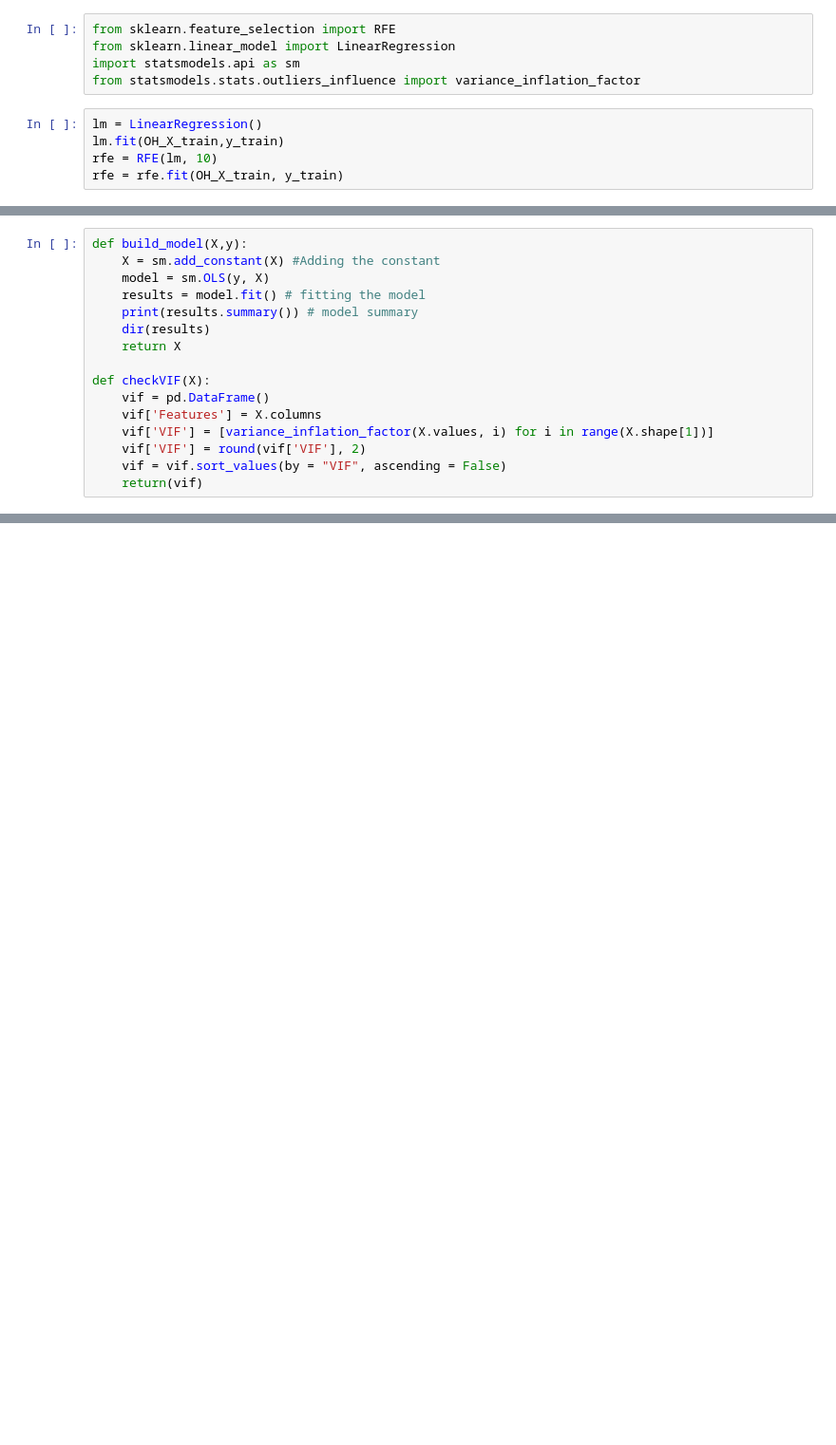
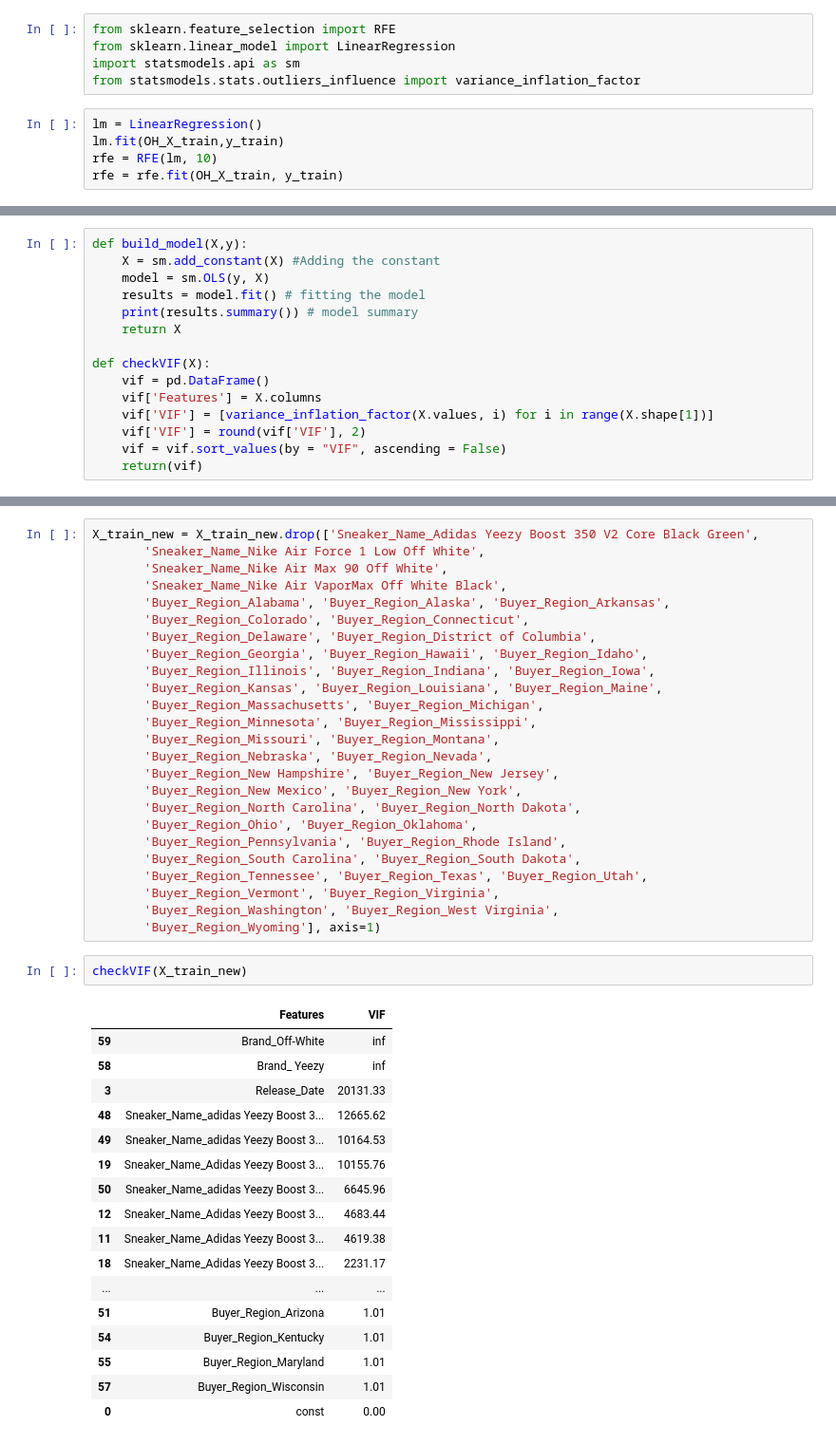
Before and after one commit to lognorman20/stockx_competiton, a Jupyter notebook: model_1.ipynb, the cells around one changed output, grey strips where cells are left out. Shown at 95% size. Cells and saved outputs as stored; diff of their text form; blank space fills up the shorter version.

```diff
--- a/model_1.ipynb
+++ b/model_1.ipynb
@@ -222,7 +222,6 @@ def build_model(X,y):
     model = sm.OLS(y, X)
     results = model.fit() # fitting the model
     print(results.summary()) # model summary
-    dir(results)
     return X
 
 def checkVIF(X):
@@ -258,0 +274,45 @@ NameError: name 'results' is not defined
+# %%
+X_train_new = X_train_new.drop(['Sneaker_Name_Adidas Yeezy Boost 350 V2 Core Black Green',
+       'Sneaker_Name_Nike Air Force 1 Low Off White',
+       'Sneaker_Name_Nike Air Max 90 Off White',
+       'Sneaker_Name_Nike Air VaporMax Off White Black',
+       'Buyer_Region_Alabama', 'Buyer_Region_Alaska', 'Buyer_Region_Arkansas',
+       'Buyer_Region_Colorado', 'Buyer_Region_Connecticut',
+       'Buyer_Region_Delaware', 'Buyer_Region_District of Columbia',
+       'Buyer_Region_Georgia', 'Buyer_Region_Hawaii', 'Buyer_Region_Idaho',
+       'Buyer_Region_Illinois', 'Buyer_Region_Indiana', 'Buyer_Region_Iowa',
+       'Buyer_Region_Kansas', 'Buyer_Region_Louisiana', 'Buyer_Region_Maine',
+       'Buyer_Region_Massachusetts', 'Buyer_Region_Michigan',
+       'Buyer_Region_Minnesota', 'Buyer_Region_Mississippi',
+       'Buyer_Region_Missouri', 'Buyer_Region_Montana',
+       'Buyer_Region_Nebraska', 'Buyer_Region_Nevada',
+       'Buyer_Region_New Hampshire', 'Buyer_Region_New Jersey',
+       'Buyer_Region_New Mexico', 'Buyer_Region_New York',
+       'Buyer_Region_North Carolina', 'Buyer_Region_North Dakota',
+       'Buyer_Region_Ohio', 'Buyer_Region_Oklahoma',
+       'Buyer_Region_Pennsylvania', 'Buyer_Region_Rhode Island',
+       'Buyer_Region_South Carolina', 'Buyer_Region_South Dakota',
+       'Buyer_Region_Tennessee', 'Buyer_Region_Texas', 'Buyer_Region_Utah',
+       'Buyer_Region_Vermont', 'Buyer_Region_Virginia',
+       'Buyer_Region_Washington', 'Buyer_Region_West Virginia',
+       'Buyer_Region_Wyoming'], axis=1)
+# %%
+checkVIF(X_train_new)
+# %% [output]
+|  | Features | VIF |
+| 59 | Brand_Off-White | inf |
+| 58 | Brand_ Yeezy | inf |
+| 3 | Release_Date | 20131.33 |
+| 48 | Sneaker_Name_adidas Yeezy Boost 3... | 12665.62 |
+| 49 | Sneaker_Name_adidas Yeezy Boost 3... | 10164.53 |
+| 19 | Sneaker_Name_Adidas Yeezy Boost 3... | 10155.76 |
+| 50 | Sneaker_Name_adidas Yeezy Boost 3... | 6645.96 |
+| 12 | Sneaker_Name_Adidas Yeezy Boost 3... | 4683.44 |
+| 11 | Sneaker_Name_Adidas Yeezy Boost 3... | 4619.38 |
+| 18 | Sneaker_Name_Adidas Yeezy Boost 3... | 2231.17 |
+| ... | ... | ... |
+| 51 | Buyer_Region_Arizona | 1.01 |
+| 54 | Buyer_Region_Kentucky | 1.01 |
+| 55 | Buyer_Region_Maryland | 1.01 |
+| 57 | Buyer_Region_Wisconsin | 1.01 |
+| 0 | const | 0.00 |
```
Also changed, not shown: parts of 37 cells of this notebook.
